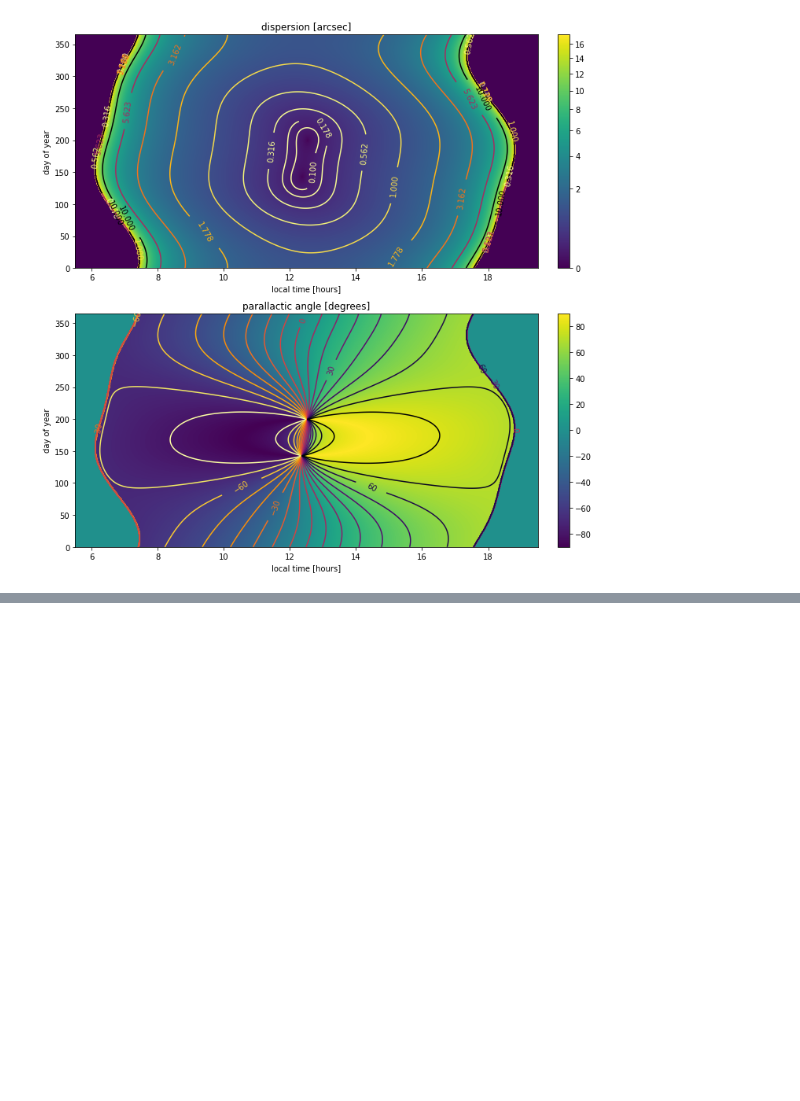
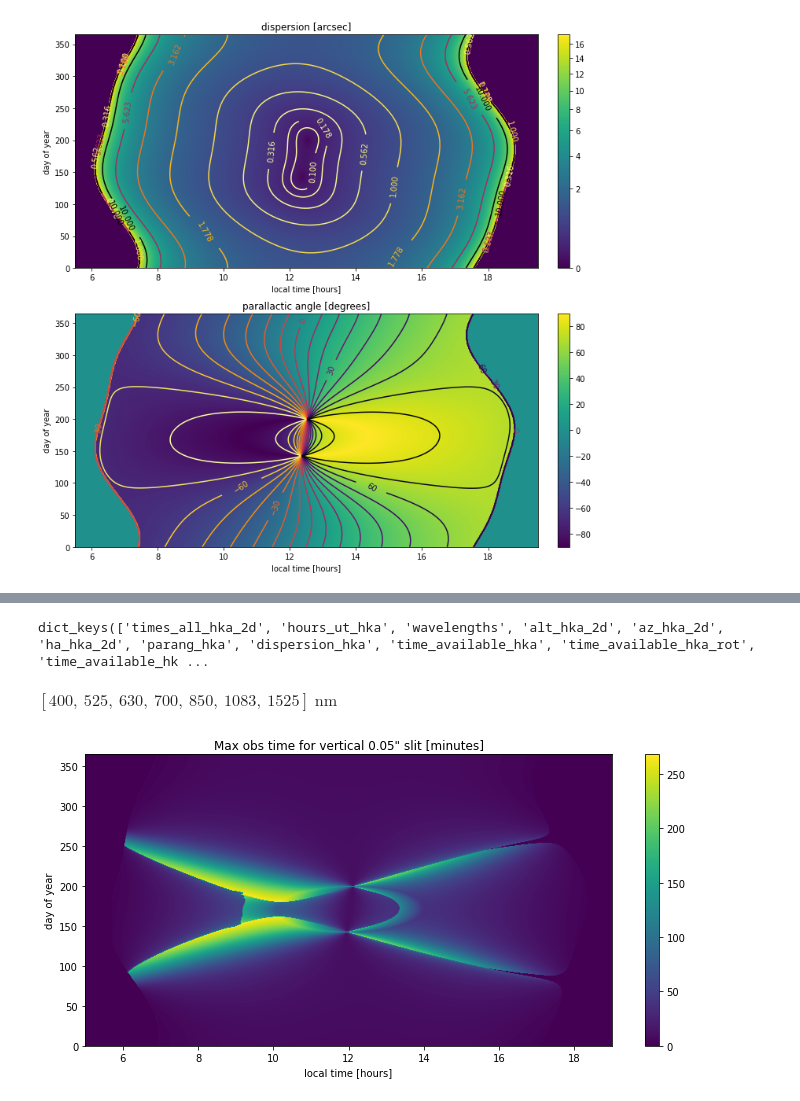
Before and after one commit to ryanhofmann/atm-dispersion, a Jupyter notebook: Dispersion_examples.ipynb, the cells around one changed output, grey strips where cells are left out. Saved outputs shown, nothing was run; the diff lists cells and outputs as text; code cells hidden in the pictures; blank space fills up the shorter version.

```diff
--- a/Dispersion_examples.ipynb
+++ b/Dispersion_examples.ipynb
@@ -353,0 +359,30 @@ plt.tight_layout()
+# %%
+# Script output is stored as a structure in a pickle file.
+with open('refraction.calc.haleakala.08.11.2021.pkl', 'rb') as f:
+    data = pickle.load(f)
+# Let's see what data are stored in this structure.
+data.keys()
+# %% [output]
+dict_keys(['times_all_hka_2d', 'hours_ut_hka', 'wavelengths', 'alt_hka_2d', 'az_hka_2d', 'ha_hka_2d', 'parang_hka', 'dispersion_hka', 'time_available_hka', 'time_available_hka_rot', 'time_available_hk ...
+# %%
+# Check for what wavelengths dispersion was computed.
+data['wavelengths']
+# %% [output]
+$[400,~525,~630,~700,~850,~1083,~1525] \; \mathrm{nm}$
+# %%
+# Let's use the same two calcium lines as before, at about 400 and 850 nm.
+# This is hard-coded into the script; look for "parashift_hka_caII" near the end.
+# Feel free to try changing the chosen wavelengths and rerunning the script.
+
+# If the slit is initially vertical and rotates to track the sun,
+# this is how long cospatial observations can be obtained for a 0.05" slit.
+plt.figure(figsize=(10,5))
+plt.imshow(data['time_available_hka'], origin='lower', aspect='auto', extent=[0, 24, 0, 365])
+plt.xlim(5, 19)
+plt.colorbar()
+plt.xlabel('local time [hours]')
+plt.ylabel('day of year')
+plt.title('Max obs time for vertical 0.05" slit [minutes]')
+plt.tight_layout()
+# %% [output]
+[figure, added]
```
Also changed, not shown: parts of 3 cells of this notebook.
